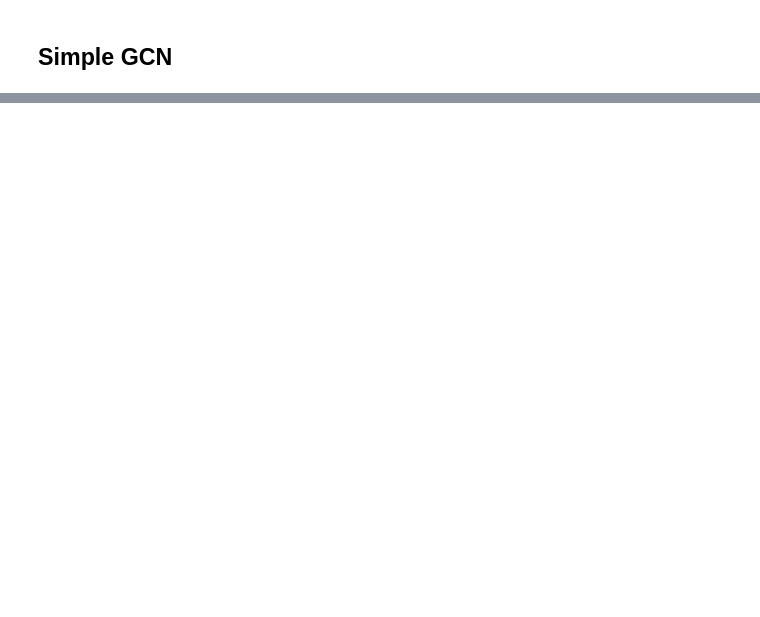
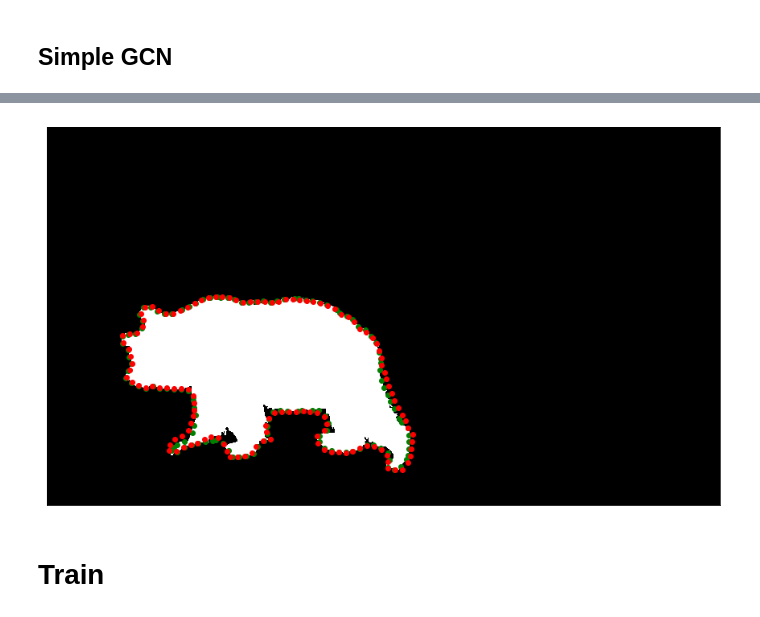
Before and after one commit to chris-clem/in2364-adl4cv, a Jupyter notebook: gcn_davis_2016.ipynb, the cells around one changed output, grey strips where cells are left out. Cells and saved outputs as stored; diff of their text form; code cells hidden in the pictures; blank space fills up the shorter version.

```diff
--- a/gcn_davis_2016.ipynb
+++ b/gcn_davis_2016.ipynb
@@ -245,6 +170,0 @@ for epoch in range(200):
-# %%
-model.eval()
-_, pred = model(data).max(dim=1)
-correct = float (pred[data.test_mask].eq(data.y[data.test_mask]).sum().item())
-acc = correct / data.test_mask.sum().item()
-print('Accuracy: {:.4f}'.format(acc))
@@ -250,0 +229,38 @@ print('Accuracy: {:.4f}'.format(acc))
+# %%
+overfit_model.double()
+overfit_model.cpu()
+overfit_model.eval()
+
+image = cv2.imread('DAVIS_2016/DAVIS/Annotations/480p/bear/00001.png')
+sample = next(iter(overfit_train_loader))
+y = sample.y.detach().numpy()
+
+with torch.no_grad():
+    pred = overfit_model(sample).detach().numpy()
+
+contour = np.load('pg_datasets/DAVIS_2016/raw/Contours/bear/00000.npy')
+
+translation_ground_truth = contour + y
+translation_pred = contour + pred
+# %%
+def plot_translation(image, translation_ground_truth, translation_pred):
+
+    fig, ax = plt.subplots(figsize=(15, 10))
+
+    ax.scatter(translation_ground_truth[:, 0], translation_ground_truth[:, 1], color='g')
+    ax.scatter(translation_pred[:, 0], translation_pred[:, 1], color='r')
+
+    # Plot image
+    ax.imshow(image)
+
+    ax.axis('image')
+    ax.set_xticks([])
+    ax.set_yticks([])
+
+    plt.show()
+# %%
+plot_translation(image, translation_ground_truth, translation_pred)
+# %% [output]
+[figure, added]
+# %% [markdown]
+# Train
```
Also changed, not shown: parts of 18 cells of this notebook, 5 other files.
